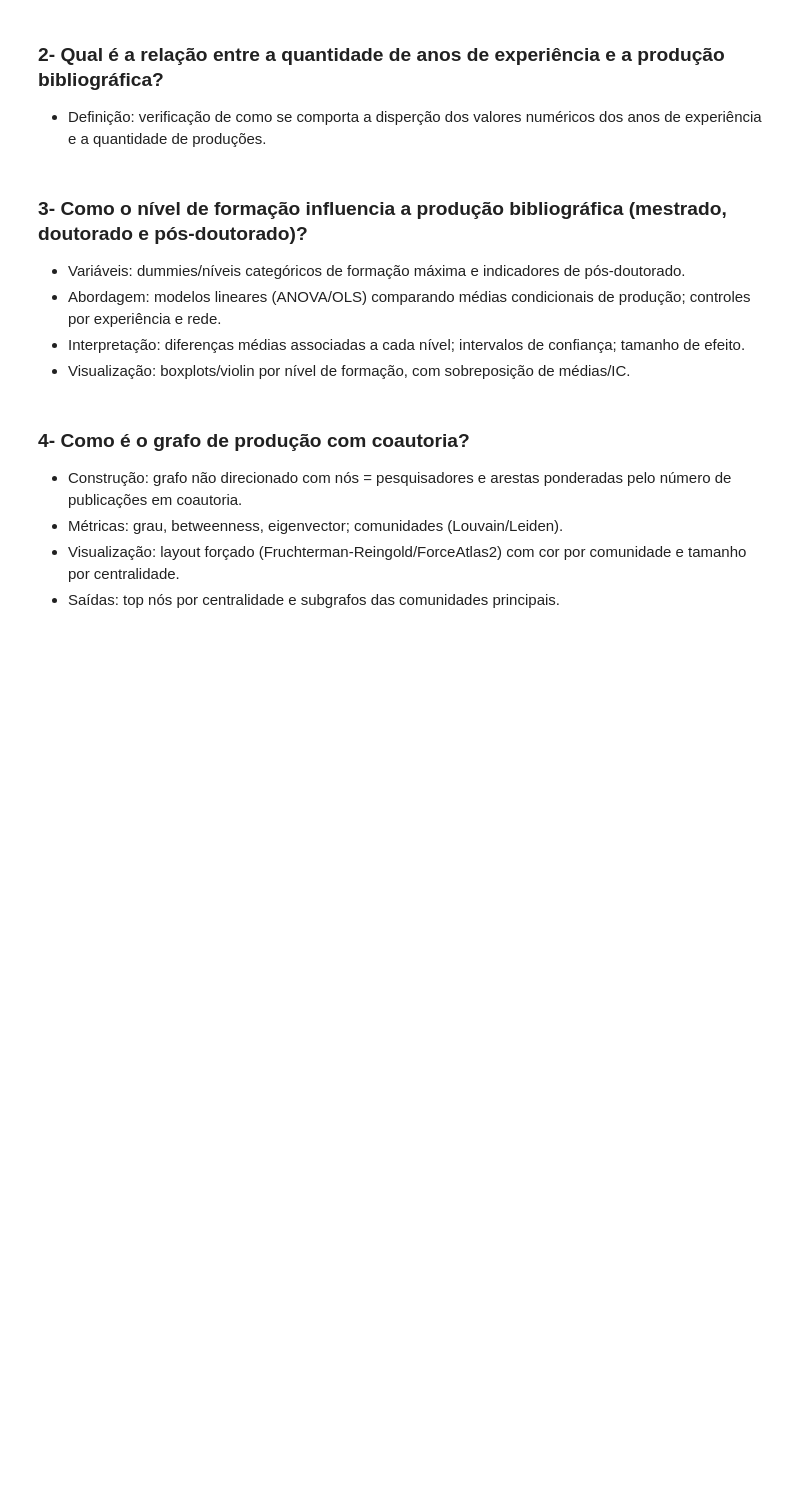
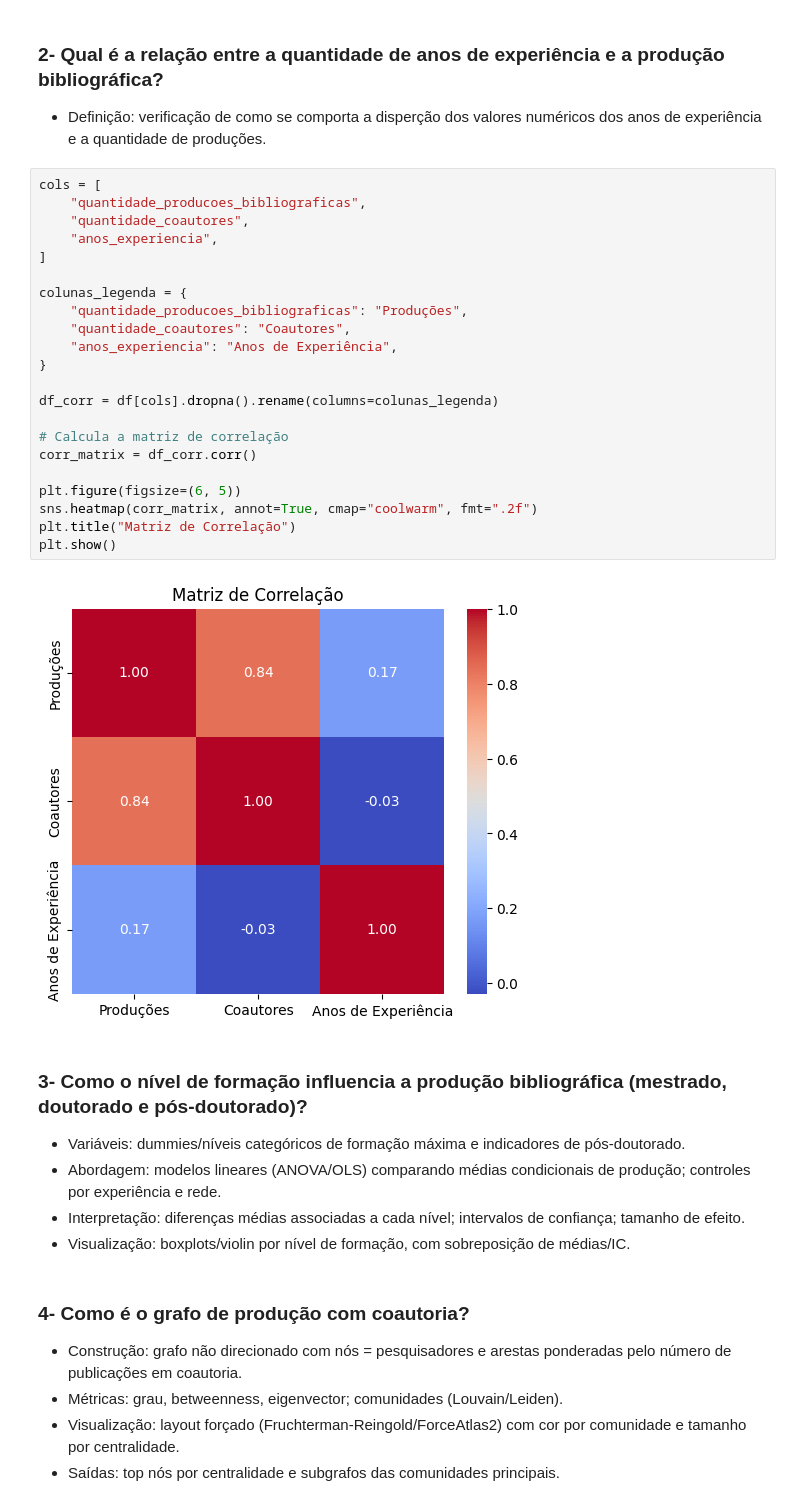
Before and after one commit to cacdia/lattes, a Jupyter notebook: notebook/notebook_relatorio.ipynb, the cells around one changed output. Drawn from its saved outputs; the diff is of its cells as text; blank space fills up the shorter version.

```diff
--- a/notebook/notebook_relatorio.ipynb
+++ b/notebook/notebook_relatorio.ipynb
@@ -443,6 +449,30 @@ Observações rápidas
 ### 2- Qual é a relação entre a quantidade de anos de experiência e a produção bibliográfica?
 
 - Definição: verificação de como se comporta a disperção dos valores numéricos dos anos de experiência e a quantidade de produções.
+# %%
+cols = [
+    "quantidade_producoes_bibliograficas",
+    "quantidade_coautores",
+    "anos_experiencia",
+]
+
+colunas_legenda = {
+    "quantidade_producoes_bibliograficas": "Produções",
+    "quantidade_coautores": "Coautores",
+    "anos_experiencia": "Anos de Experiência",
+}
+
+df_corr = df[cols].dropna().rename(columns=colunas_legenda)
+
+# Calcula a matriz de correlação
+corr_matrix = df_corr.corr()
+
+plt.figure(figsize=(6, 5))
+sns.heatmap(corr_matrix, annot=True, cmap="coolwarm", fmt=".2f")
+plt.title("Matriz de Correlação")
+plt.show()
+# %% [output]
+[figure, added]
 # %% [markdown]
 ### 3- Como o nível de formação influencia a produção bibliográfica (mestrado, doutorado e pós-doutorado)?
 
```
Also changed, not shown: parts of 7 cells of this notebook.
